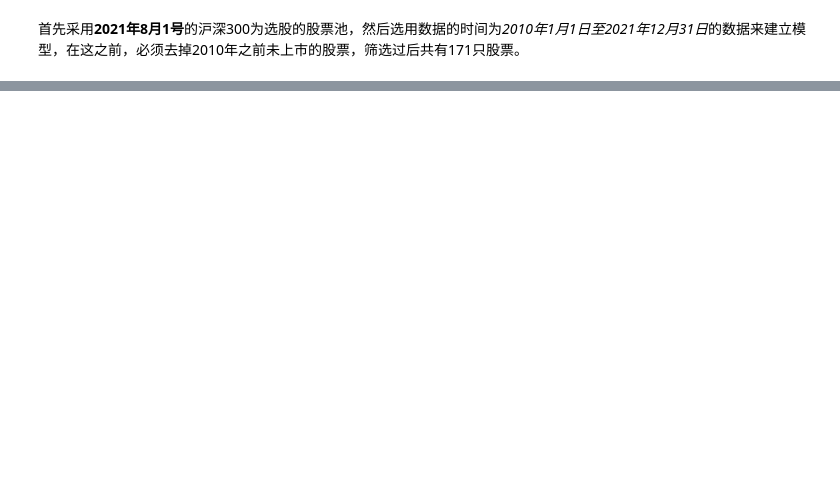
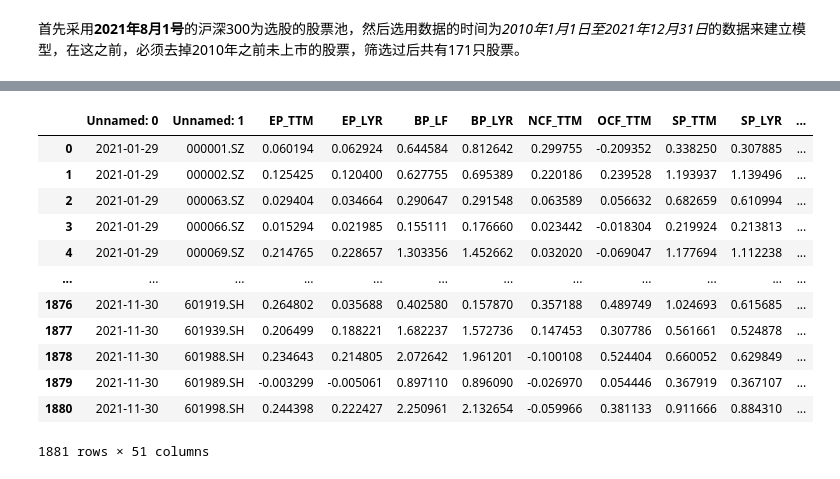
Before and after one commit to HeadCode-K/Index_Enhanccing_Based-ON-LSTM, a Jupyter notebook: vm1vm1.ipynb, the cells around one changed output, grey strips where cells are left out. Saved outputs shown, nothing was run; the diff lists cells and outputs as text; code cells hidden in the pictures; blank space fills up the shorter version.

```diff
--- a/vm1vm1.ipynb
+++ b/vm1vm1.ipynb
@@ -320,0 +305,21 @@ Data3.to_csv('svm_10_14.csv')
+# %%
+filepath2="/Users/huyifan/Desktop/Index_Enhanccing_FYPPRO/DATA/svm_15_20.csv"
+df2=pd.read_csv(filepath2)
+df2
+filepath3="/Users/huyifan/Desktop/Index_Enhanccing_FYPPRO/DATA/svm_20_21.csv"
+df3=pd.read_csv(filepath3)
+df3
+# %% [output]
+|  | Unnamed: 0 | Unnamed: 1 | EP_TTM | EP_LYR | BP_LF | BP_LYR | NCF_TTM | OCF_TTM | SP_TTM | SP_LYR | ... |
+| 0 | 2021-01-29 | 000001.SZ | 0.060194 | 0.062924 | 0.644584 | 0.812642 | 0.299755 | -0.209352 | 0.338250 | 0.307885 | ... |
+| 1 | 2021-01-29 | 000002.SZ | 0.125425 | 0.120400 | 0.627755 | 0.695389 | 0.220186 | 0.239528 | 1.193937 | 1.139496 | ... |
+| 2 | 2021-01-29 | 000063.SZ | 0.029404 | 0.034664 | 0.290647 | 0.291548 | 0.063589 | 0.056632 | 0.682659 | 0.610994 | ... |
+| 3 | 2021-01-29 | 000066.SZ | 0.015294 | 0.021985 | 0.155111 | 0.176660 | 0.023442 | -0.018304 | 0.219924 | 0.213813 | ... |
+| 4 | 2021-01-29 | 000069.SZ | 0.214765 | 0.228657 | 1.303356 | 1.452662 | 0.032020 | -0.069047 | 1.177694 | 1.112238 | ... |
+| ... | ... | ... | ... | ... | ... | ... | ... | ... | ... | ... | ... |
+| 1876 | 2021-11-30 | 601919.SH | 0.264802 | 0.035688 | 0.402580 | 0.157870 | 0.357188 | 0.489749 | 1.024693 | 0.615685 | ... |
+| 1877 | 2021-11-30 | 601939.SH | 0.206499 | 0.188221 | 1.682237 | 1.572736 | 0.147453 | 0.307786 | 0.561661 | 0.524878 | ... |
+| 1878 | 2021-11-30 | 601988.SH | 0.234643 | 0.214805 | 2.072642 | 1.961201 | -0.100108 | 0.524404 | 0.660052 | 0.629849 | ... |
+| 1879 | 2021-11-30 | 601989.SH | -0.003299 | -0.005061 | 0.897110 | 0.896090 | -0.026970 | 0.054446 | 0.367919 | 0.367107 | ... |
+| 1880 | 2021-11-30 | 601998.SH | 0.244398 | 0.222427 | 2.250961 | 2.132654 | -0.059966 | 0.381133 | 0.911666 | 0.884310 | ... |
+1881 rows × 51 columns
```
Also changed, not shown: parts of 19 cells of this notebook, 1 other file.
